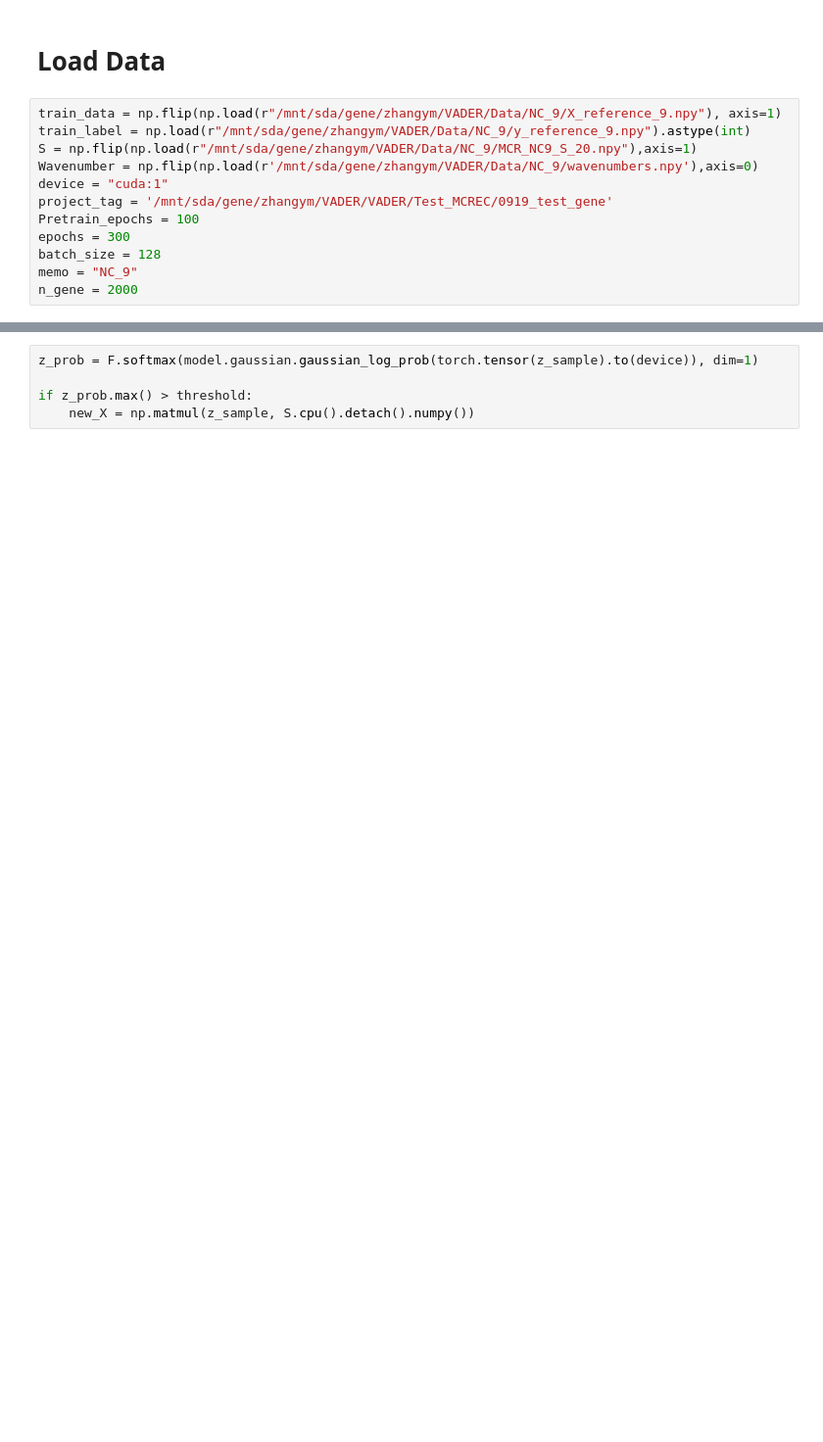
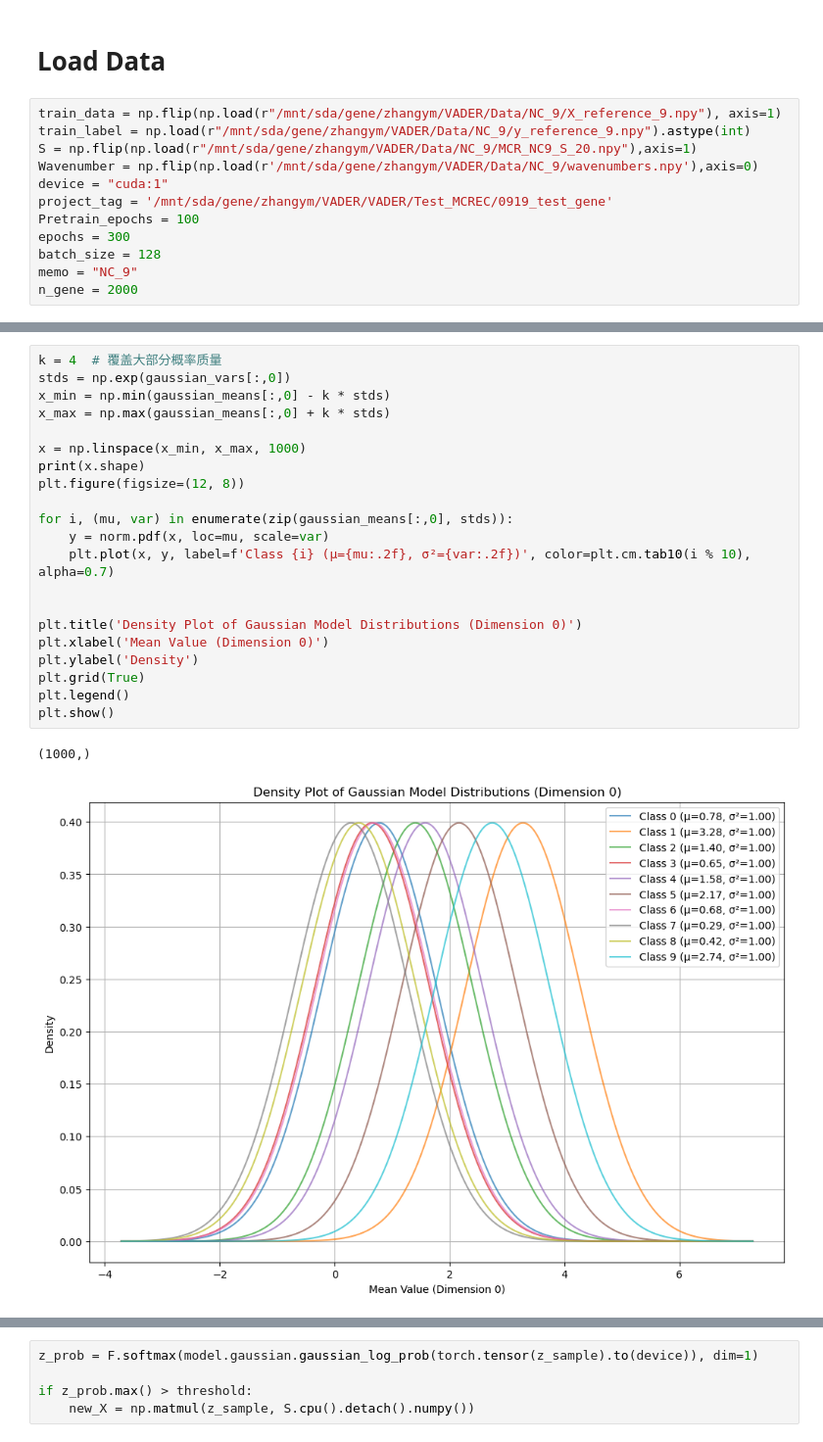
Before and after one commit to NyxSLY/VADER, a Jupyter notebook: Generate_samples.ipynb, the cells around one changed output, grey strips where cells are left out. Shown: that part at 98% size. Drawn from its saved outputs; the diff is of its cells as text; blank space fills up the shorter version.

```diff
--- a/Generate_samples.ipynb
+++ b/Generate_samples.ipynb
@@ -91,0 +188,24 @@ ARI of clustering: 0.88
+# %%
+k = 4  # 覆盖大部分概率质量
+stds = np.exp(gaussian_vars[:,0])
+x_min = np.min(gaussian_means[:,0] - k * stds)
+x_max = np.max(gaussian_means[:,0] + k * stds)
+
+x = np.linspace(x_min, x_max, 1000)
+print(x.shape)
+plt.figure(figsize=(12, 8))
+
+for i, (mu, var) in enumerate(zip(gaussian_means[:,0], stds)):
+    y = norm.pdf(x, loc=mu, scale=var)
+    plt.plot(x, y, label=f'Class {i} (μ={mu:.2f}, σ²={var:.2f})', color=plt.cm.tab10(i % 10), alpha=0.7)
+
+
+plt.title('Density Plot of Gaussian Model Distributions (Dimension 0)')
+plt.xlabel('Mean Value (Dimension 0)')
+plt.ylabel('Density')
+plt.grid(True)
+plt.legend()
+plt.show()
+# %% [output]
+(1000,)
+[figure, added]
```
Also changed, not shown: parts of 8 cells of this notebook, 3 other files.
